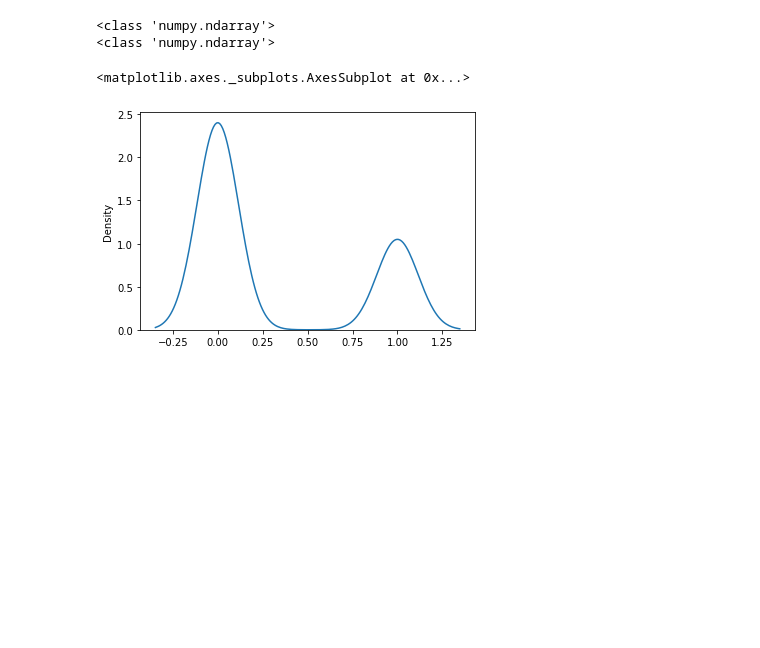
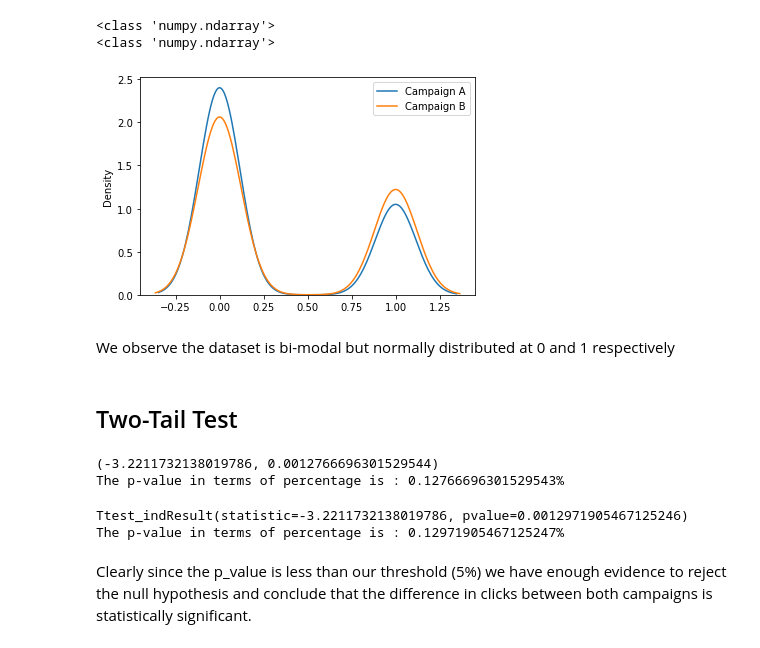
Before and after one commit to obeabi/Assignments, a Jupyter notebook: A_B_Testing_Sample.ipynb, the cells around one changed output. Saved outputs shown, nothing was run; the diff lists cells and outputs as text; code cells hidden in the pictures; blank space fills up the shorter version.

```diff
--- a/A_B_Testing_Sample.ipynb
+++ b/A_B_Testing_Sample.ipynb
@@ -122,8 +122,30 @@ print(type(x_b))
 # %%
 # Let's check if the datastet for campaign A and B are normally distributed
 sns.kdeplot(x_a, label= 'Campaign A')
 sns.kdeplot(x_b, label = 'Campaign B')
-plt
+plt.legend()
+plt.show()
 # %% [output]
-<matplotlib.axes._subplots.AxesSubplot at 0x...>
-[figure, old version]
+[figure, new version]
+# %% [markdown]
+We observe the dataset is bi-modal but normally distributed at 0 and 1 respectively
+# %% [markdown]
+## Two-Tail Test
+# %%
+# Let's calculate the p value using statsmodel
+p_value_sm = ztest(x_a, x_b)
+print(p_value_sm)
+print("The p-value in terms of percentage is :", str(p_value_sm[1]*100)+"%")
+# %% [output]
+(-3.2211732138019786, 0.0012766696301529544)
+The p-value in terms of percentage is : 0.12766696301529543%
+# %%
+# Let's calculate the p value using scipy
+p_value_sc = ttest_ind(x_a, x_b)
+print(p_value_sc)
+print("The p-value in terms of percentage is :", str(p_value_sc[1]*100)+"%")
+# %% [output]
+Ttest_indResult(statistic=-3.2211732138019786, pvalue=0.0012971905467125246)
+The p-value in terms of percentage is : 0.12971905467125247%
+# %% [markdown]
+Clearly since the p_value is less than our threshold (5%) we have enough evidence to reject the null hypothesis and conclude that the difference in clicks between both campaigns is statistically significant.
```
Also changed, not shown: parts of 1 cell of this notebook.
